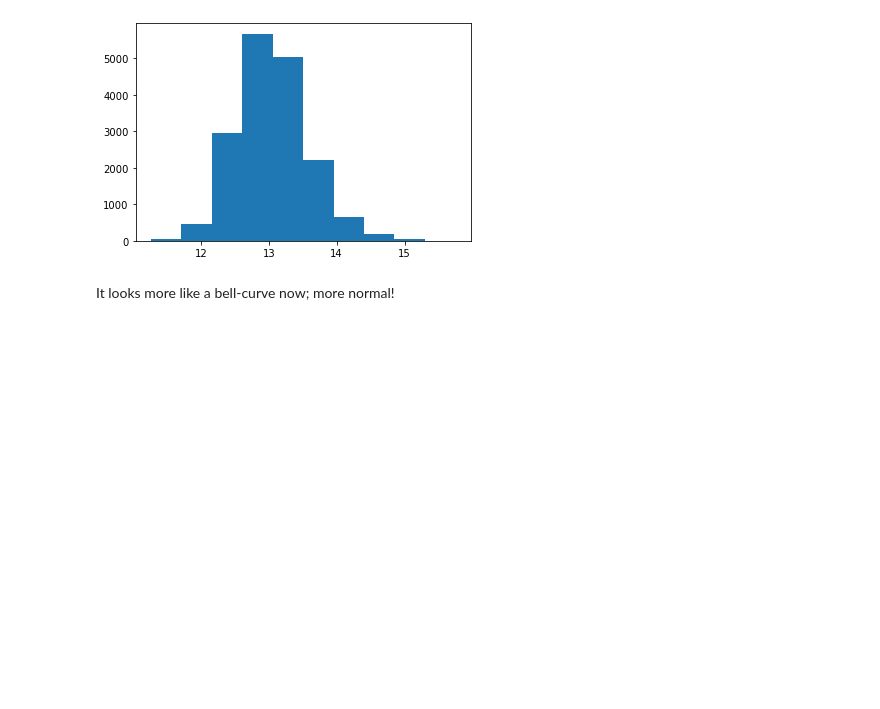
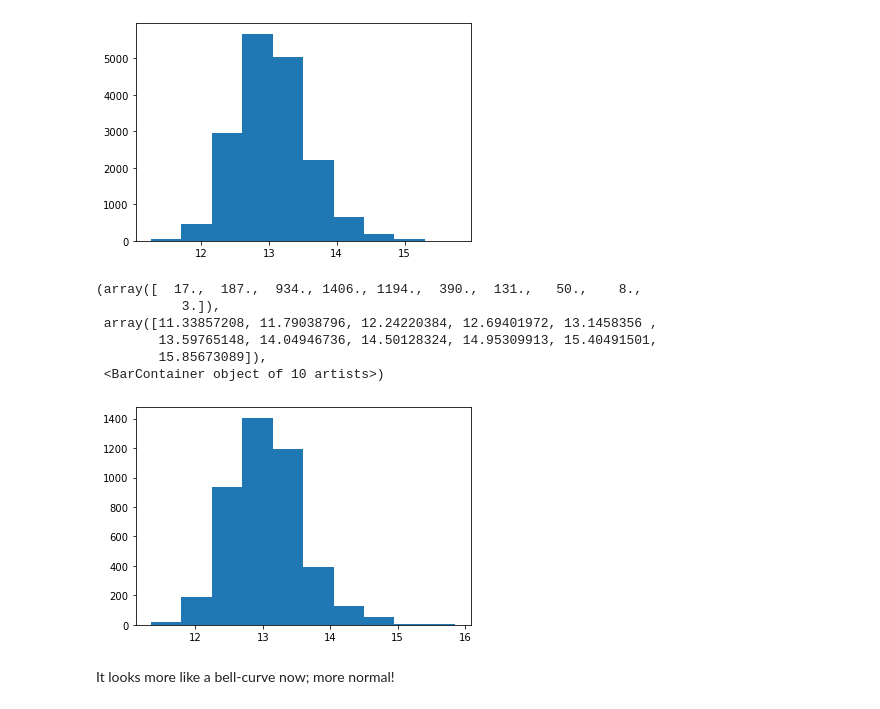
Before and after one commit to justinbalwan/Analyzing_Kings_County_Home_Prices, a Jupyter notebook: student.ipynb, the cells around one changed output. Cells and saved outputs as stored; diff of their text form; code cells hidden in the pictures; blank space fills up the shorter version.

```diff
--- a/student.ipynb
+++ b/student.ipynb
@@ -367,6 +370,16 @@ plt.hist(y_train_log)
         15.74558164]),
  <BarContainer object of 10 artists>)
 [figure]
+# %%
+plt.hist(y_test_log)
+# %% [output]
+(array([  17.,  187.,  934., 1406., 1194.,  390.,  131.,   50.,    8.,
+           3.]),
+ array([11.33857208, 11.79038796, 12.24220384, 12.69401972, 13.1458356 ,
+        13.59765148, 14.04946736, 14.50128324, 14.95309913, 15.40491501,
+        15.85673089]),
+ <BarContainer object of 10 artists>)
+[figure, added]
 # %% [markdown]
 It looks more like a bell-curve now; more normal!
 # %% [markdown]
```
Also changed, not shown: parts of 28 cells of this notebook, 1 other file.
